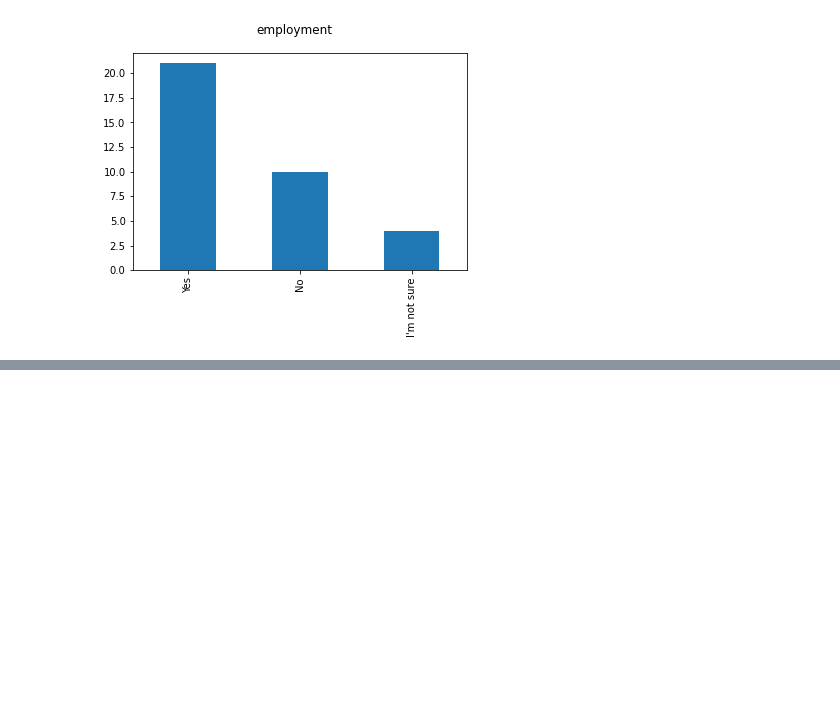
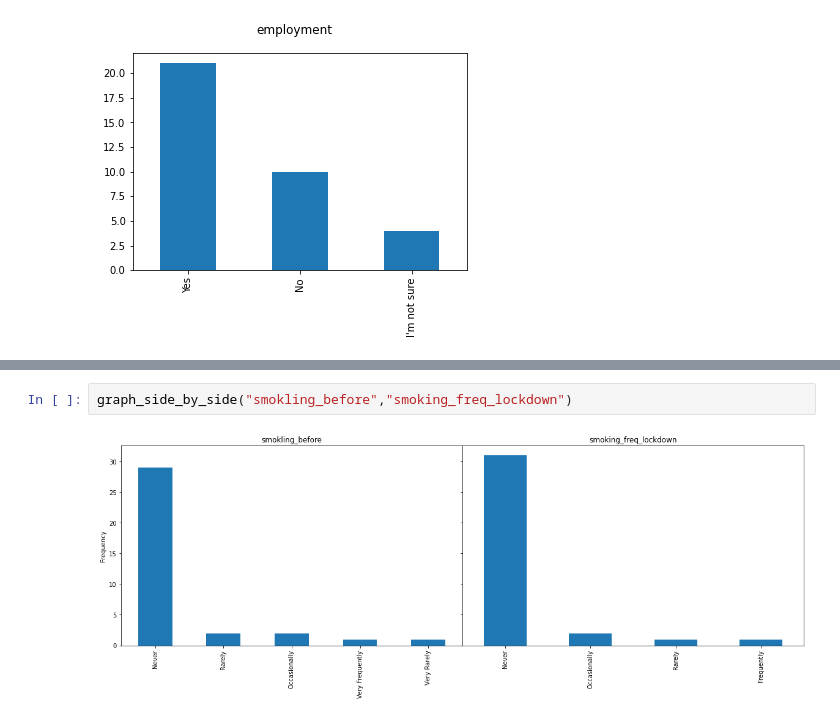
Before and after one commit to azaman13/covid19, a Jupyter notebook: data/survey_data/new_data/analysis.ipynb, the cells around one changed output, grey strips where cells are left out. Saved outputs shown, nothing was run; the diff lists cells and outputs as text; blank space fills up the shorter version.

```diff
--- a/data/survey_data/new_data/analysis.ipynb
+++ b/data/survey_data/new_data/analysis.ipynb
@@ -49,0 +99,4 @@ create_result_bar("employment")
+# %%
+graph_side_by_side("smokling_before","smoking_freq_lockdown")
+# %% [output]
+[figure, added]
```
Also changed, not shown: parts of 7 cells of this notebook, 3 other files.
